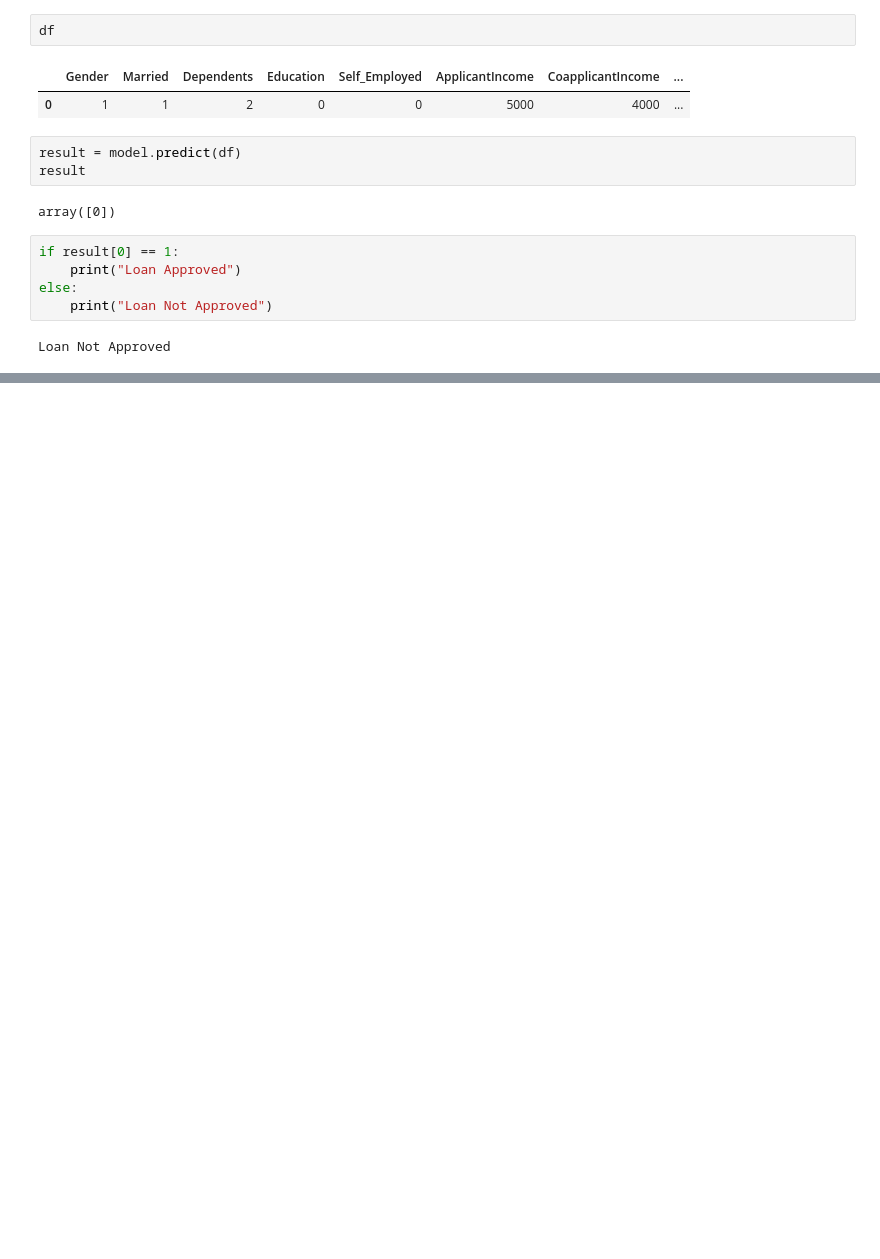
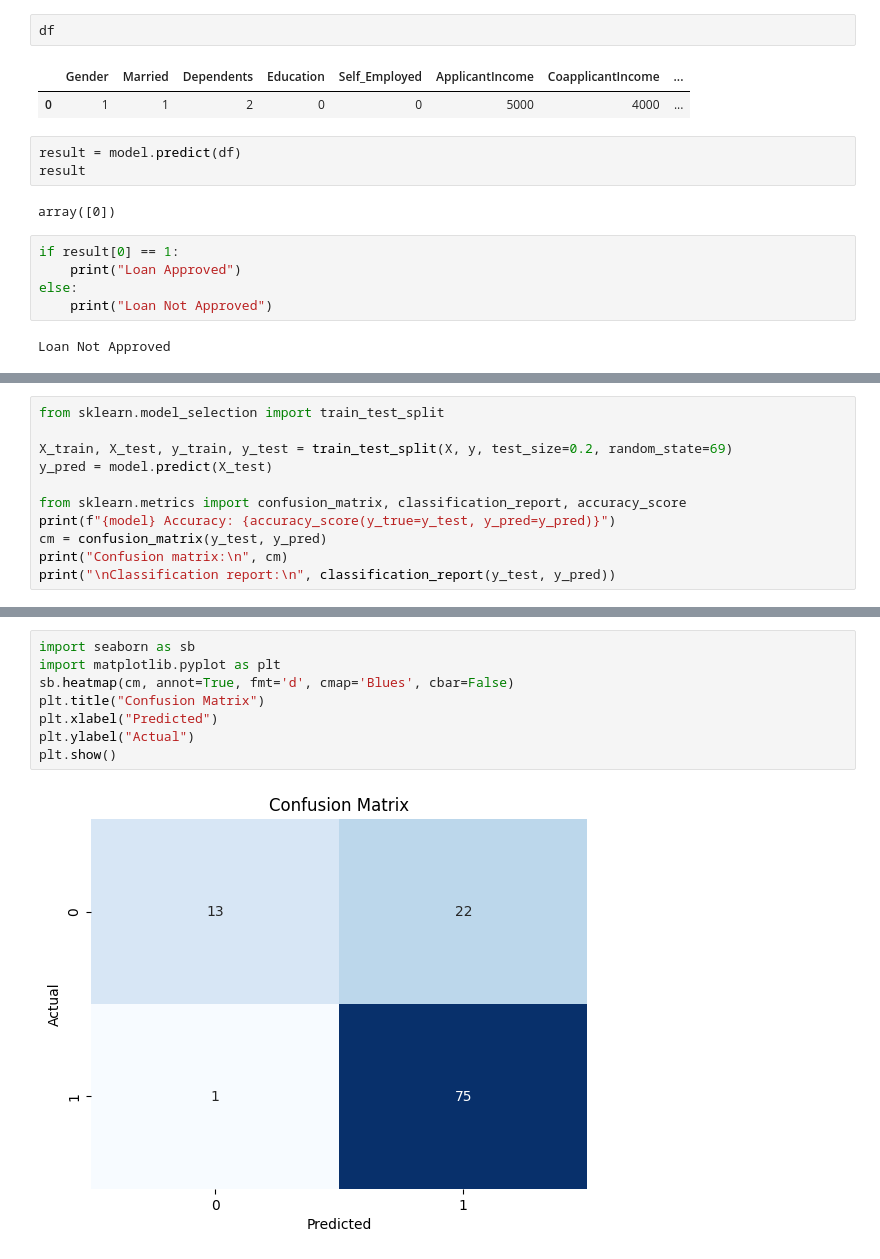
Before and after one commit to Reyad02/loan-status-predictor, a Jupyter notebook: app.ipynb, the cells around one changed output, grey strips where cells are left out. Cells and saved outputs as stored; diff of their text form; blank space fills up the shorter version.

Commit message:
confusion matrix done

```diff
--- a/app.ipynb
+++ b/app.ipynb
@@ -784,0 +787,11 @@ Loan Not Approved
+# %%
+from sklearn.model_selection import train_test_split
+
+X_train, X_test, y_train, y_test = train_test_split(X, y, test_size=0.2, random_state=69)
+y_pred = model.predict(X_test)
+
+from sklearn.metrics import confusion_matrix, classification_report, accuracy_score
+print(f"{model} Accuracy: {accuracy_score(y_true=y_test, y_pred=y_pred)}")
+cm = confusion_matrix(y_test, y_pred)
+print("Confusion matrix:\n", cm)
+print("\nClassification report:\n", classification_report(y_test, y_pred))
@@ -784,0 +814,10 @@ Loan Not Approved
+# %%
+import seaborn as sb
+import matplotlib.pyplot as plt
+sb.heatmap(cm, annot=True, fmt='d', cmap='Blues', cbar=False)
+plt.title("Confusion Matrix")
+plt.xlabel("Predicted")
+plt.ylabel("Actual")
+plt.show()
+# %% [output]
+[figure, added]
```
Also changed, not shown: parts of 2 cells of this notebook, 1 other file.
